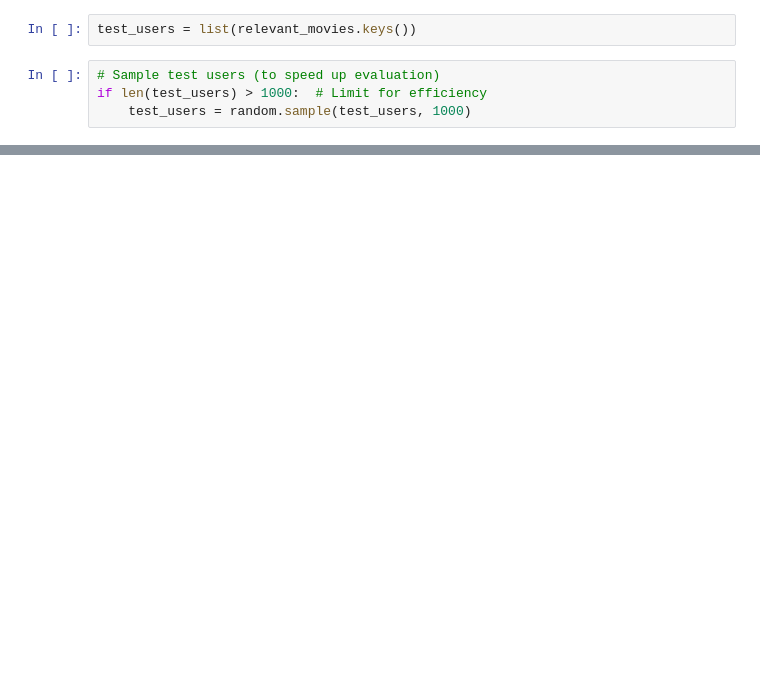
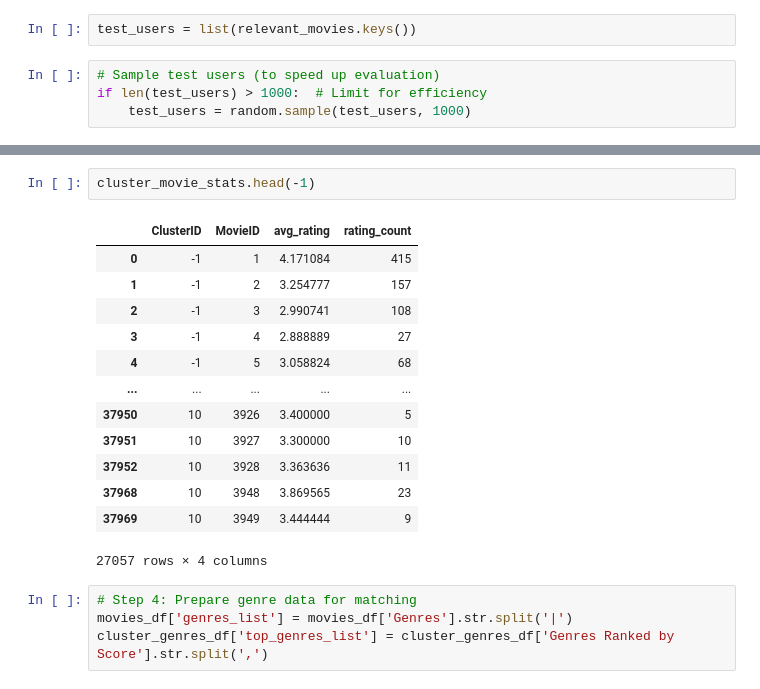
Before and after one commit to Cinemate-GP/Machine-Learning, a Jupyter notebook: main-recommender-module/hybrid_evaluation.ipynb, the cells around one changed output, grey strips where cells are left out. Cells and saved outputs as stored; diff of their text form; blank space fills up the shorter version.

```diff
--- a/main-recommender-module/hybrid_evaluation.ipynb
+++ b/main-recommender-module/hybrid_evaluation.ipynb
@@ -95,0 +150,20 @@ Mean Precision@25: 0.04056
+# %%
+cluster_movie_stats.head(-1)
+# %% [output]
+|  | ClusterID | MovieID | avg_rating | rating_count |
+| 0 | -1 | 1 | 4.171084 | 415 |
+| 1 | -1 | 2 | 3.254777 | 157 |
+| 2 | -1 | 3 | 2.990741 | 108 |
+| 3 | -1 | 4 | 2.888889 | 27 |
+| 4 | -1 | 5 | 3.058824 | 68 |
+| ... | ... | ... | ... | ... |
+| 37950 | 10 | 3926 | 3.400000 | 5 |
+| 37951 | 10 | 3927 | 3.300000 | 10 |
+| 37952 | 10 | 3928 | 3.363636 | 11 |
+| 37968 | 10 | 3948 | 3.869565 | 23 |
+| 37969 | 10 | 3949 | 3.444444 | 9 |
+27057 rows × 4 columns
+# %%
+# Step 4: Prepare genre data for matching
+movies_df['genres_list'] = movies_df['Genres'].str.split('|')
+cluster_genres_df['top_genres_list'] = cluster_genres_df['Genres Ranked by Score'].str.split(',')
```
Also changed, not shown: parts of 35 cells of this notebook, 3 other files.
